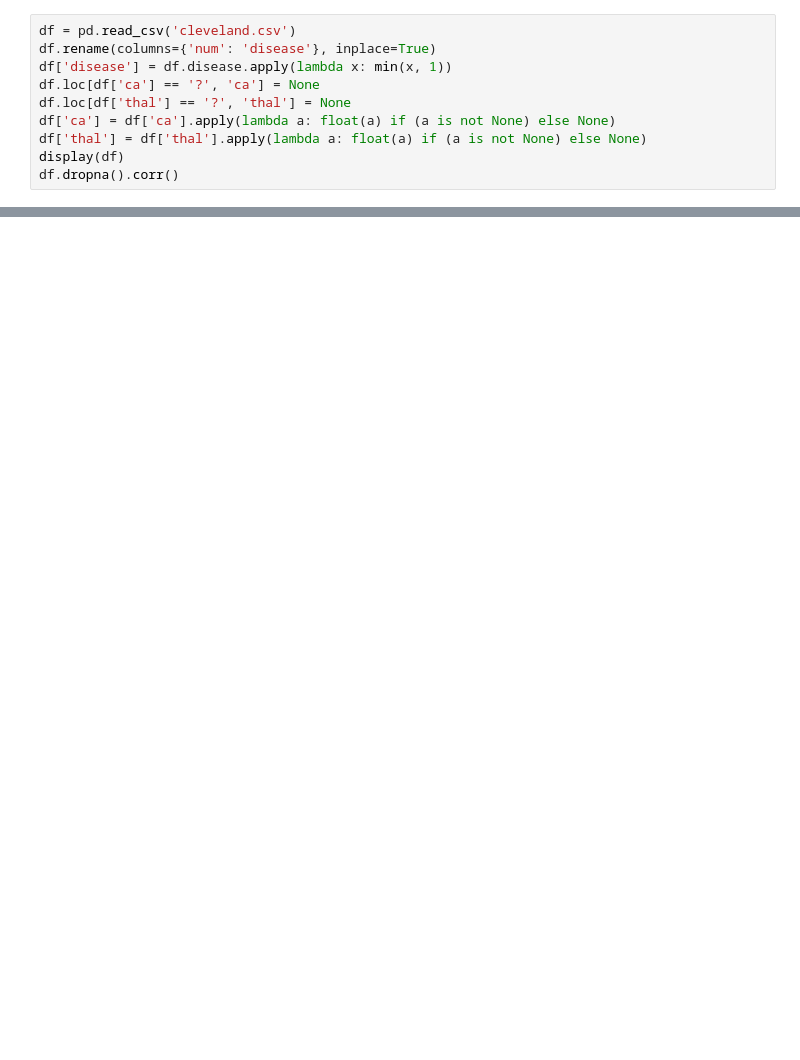
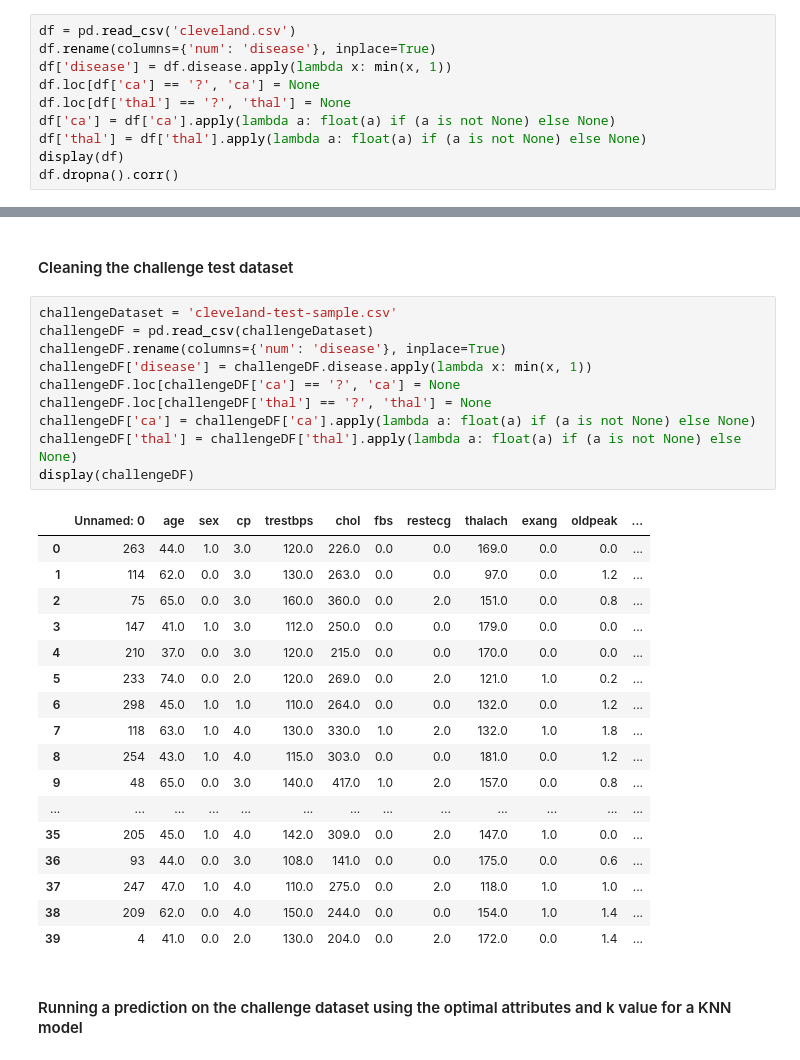
Before and after one commit to MichaelPHanks/CS5830_Project4, a Jupyter notebook: project4.ipynb, the cells around one changed output, grey strips where cells are left out. Drawn from its saved outputs; the diff is of its cells as text; blank space fills up the shorter version.

Commit message:
wrote a modification of test dataset function to test the chto test the challenge dataset and tidied up a bit

```diff
--- a/project4.ipynb
+++ b/project4.ipynb
@@ -241,0 +381,32 @@ testDataset(df, 'disease', 5, 4)
+# %% [markdown]
+#### Cleaning the challenge test dataset
+# %%
+challengeDataset = 'cleveland-test-sample.csv'
+challengeDF = pd.read_csv(challengeDataset)
+challengeDF.rename(columns={'num': 'disease'}, inplace=True)
+challengeDF['disease'] = challengeDF.disease.apply(lambda x: min(x, 1))
+challengeDF.loc[challengeDF['ca'] == '?', 'ca'] = None
+challengeDF.loc[challengeDF['thal'] == '?', 'thal'] = None
+challengeDF['ca'] = challengeDF['ca'].apply(lambda a: float(a) if (a is not None) else None)
+challengeDF['thal'] = challengeDF['thal'].apply(lambda a: float(a) if (a is not None) else None)
+display(challengeDF)
+# %% [output]
+|  | Unnamed: 0 | age | sex | cp | trestbps | chol | fbs | restecg | thalach | exang | oldpeak | ... |
+| 0 | 263 | 44.0 | 1.0 | 3.0 | 120.0 | 226.0 | 0.0 | 0.0 | 169.0 | 0.0 | 0.0 | ... |
+| 1 | 114 | 62.0 | 0.0 | 3.0 | 130.0 | 263.0 | 0.0 | 0.0 | 97.0 | 0.0 | 1.2 | ... |
+| 2 | 75 | 65.0 | 0.0 | 3.0 | 160.0 | 360.0 | 0.0 | 2.0 | 151.0 | 0.0 | 0.8 | ... |
+| 3 | 147 | 41.0 | 1.0 | 3.0 | 112.0 | 250.0 | 0.0 | 0.0 | 179.0 | 0.0 | 0.0 | ... |
+| 4 | 210 | 37.0 | 0.0 | 3.0 | 120.0 | 215.0 | 0.0 | 0.0 | 170.0 | 0.0 | 0.0 | ... |
+| 5 | 233 | 74.0 | 0.0 | 2.0 | 120.0 | 269.0 | 0.0 | 2.0 | 121.0 | 1.0 | 0.2 | ... |
+| 6 | 298 | 45.0 | 1.0 | 1.0 | 110.0 | 264.0 | 0.0 | 0.0 | 132.0 | 0.0 | 1.2 | ... |
+| 7 | 118 | 63.0 | 1.0 | 4.0 | 130.0 | 330.0 | 1.0 | 2.0 | 132.0 | 1.0 | 1.8 | ... |
+| 8 | 254 | 43.0 | 1.0 | 4.0 | 115.0 | 303.0 | 0.0 | 0.0 | 181.0 | 0.0 | 1.2 | ... |
+| 9 | 48 | 65.0 | 0.0 | 3.0 | 140.0 | 417.0 | 1.0 | 2.0 | 157.0 | 0.0 | 0.8 | ... |
+| ... | ... | ... | ... | ... | ... | ... | ... | ... | ... | ... | ... | ... |
+| 35 | 205 | 45.0 | 1.0 | 4.0 | 142.0 | 309.0 | 0.0 | 2.0 | 147.0 | 1.0 | 0.0 | ... |
+| 36 | 93 | 44.0 | 0.0 | 3.0 | 108.0 | 141.0 | 0.0 | 0.0 | 175.0 | 0.0 | 0.6 | ... |
+| 37 | 247 | 47.0 | 1.0 | 4.0 | 110.0 | 275.0 | 0.0 | 2.0 | 118.0 | 1.0 | 1.0 | ... |
+| 38 | 209 | 62.0 | 0.0 | 4.0 | 150.0 | 244.0 | 0.0 | 0.0 | 154.0 | 1.0 | 1.4 | ... |
+| 39 | 4 | 41.0 | 0.0 | 2.0 | 130.0 | 204.0 | 0.0 | 2.0 | 172.0 | 0.0 | 1.4 | ... |
+# %% [markdown]
+#### Running a prediction on the challenge dataset using the optimal attributes and k value for a KNN model
```
Also changed, not shown: parts of 23 cells of this notebook.
